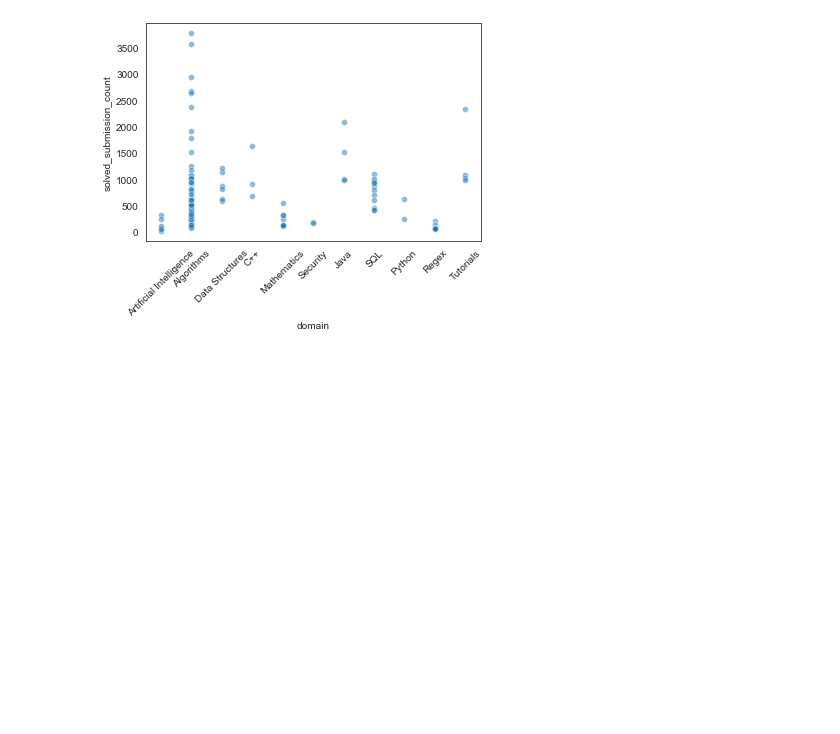
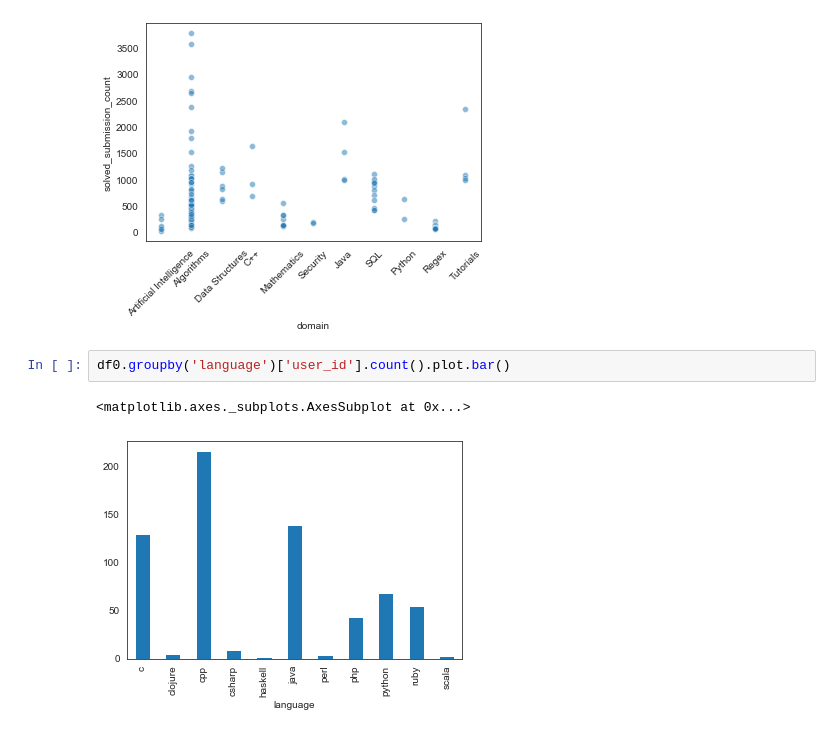
Before and after one commit to pratikjaiswal1998/challenge_recommendation_ml, a Jupyter notebook: Recommendation.ipynb, the cells around one changed output. Saved outputs shown, nothing was run; the diff lists cells and outputs as text; blank space fills up the shorter version.

```diff
--- a/Recommendation.ipynb
+++ b/Recommendation.ipynb
@@ -313,3 +333,8 @@ plt.xticks(rotation=45)
 ([0, 1, 2, 3, 4, 5, 6, 7, 8, 9, 10],
  <a list of 11 Text major ticklabel objects>)
 [figure]
+# %%
+df0.groupby('language')['user_id'].count().plot.bar()
+# %% [output]
+<matplotlib.axes._subplots.AxesSubplot at 0x...>
+[figure, added]
```
Also changed, not shown: parts of 4 cells of this notebook.
